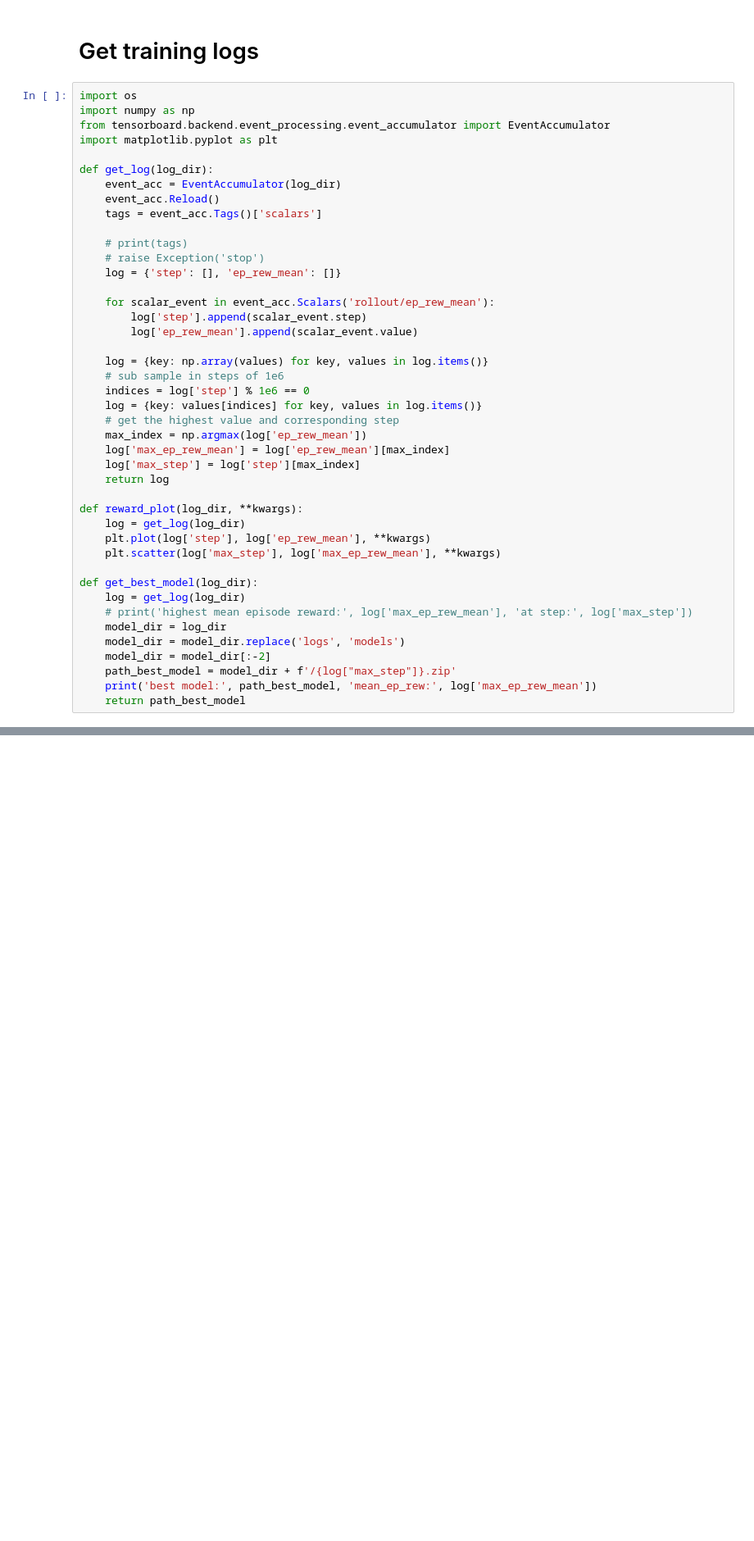
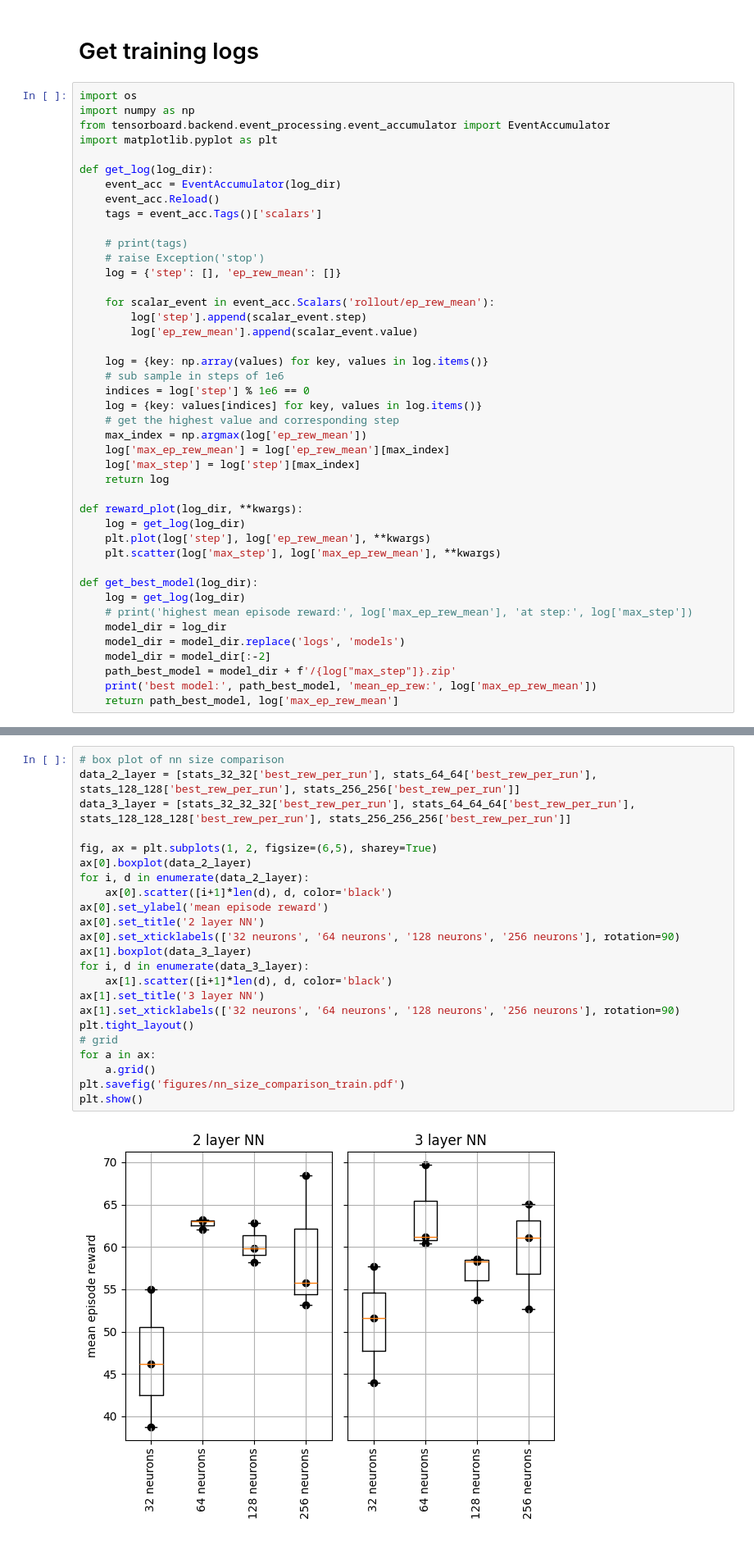
Before and after one commit to tudelft/optimal_quad_control_RL, a Jupyter notebook: Figures_Evaluate_models.ipynb, the cells around one changed output, grey strips where cells are left out. Shown at 82% size. Drawn from its saved outputs; the diff is of its cells as text; blank space fills up the shorter version.

```diff
--- a/Figures_Evaluate_models.ipynb
+++ b/Figures_Evaluate_models.ipynb
@@ -42,5 +42,5 @@ def get_best_model(log_dir):
     model_dir = model_dir[:-2]
     path_best_model = model_dir + f'/{log["max_step"]}.zip'
     print('best model:', path_best_model, 'mean_ep_rew:', log['max_ep_rew_mean'])
-    return path_best_model
+    return path_best_model, log['max_ep_rew_mean']
 # %% [markdown]
@@ -148,0 +125,25 @@ fig.show()
+# %%
+# box plot of nn size comparison
+data_2_layer = [stats_32_32['best_rew_per_run'], stats_64_64['best_rew_per_run'], stats_128_128['best_rew_per_run'], stats_256_256['best_rew_per_run']]
+data_3_layer = [stats_32_32_32['best_rew_per_run'], stats_64_64_64['best_rew_per_run'], stats_128_128_128['best_rew_per_run'], stats_256_256_256['best_rew_per_run']]
+
+fig, ax = plt.subplots(1, 2, figsize=(6,5), sharey=True)
+ax[0].boxplot(data_2_layer)
+for i, d in enumerate(data_2_layer):
+    ax[0].scatter([i+1]*len(d), d, color='black')
+ax[0].set_ylabel('mean episode reward')
+ax[0].set_title('2 layer NN')
+ax[0].set_xticklabels(['32 neurons', '64 neurons', '128 neurons', '256 neurons'], rotation=90)
+ax[1].boxplot(data_3_layer)
+for i, d in enumerate(data_3_layer):
+    ax[1].scatter([i+1]*len(d), d, color='black')
+ax[1].set_title('3 layer NN')
+ax[1].set_xticklabels(['32 neurons', '64 neurons', '128 neurons', '256 neurons'], rotation=90)
+plt.tight_layout()
+# grid
+for a in ax:
+    a.grid()
+plt.savefig('figures/nn_size_comparison_train.pdf')
+plt.show()
+# %% [output]
+[figure, added]
```
Also changed, not shown: parts of 13 cells of this notebook, 5 other files.
